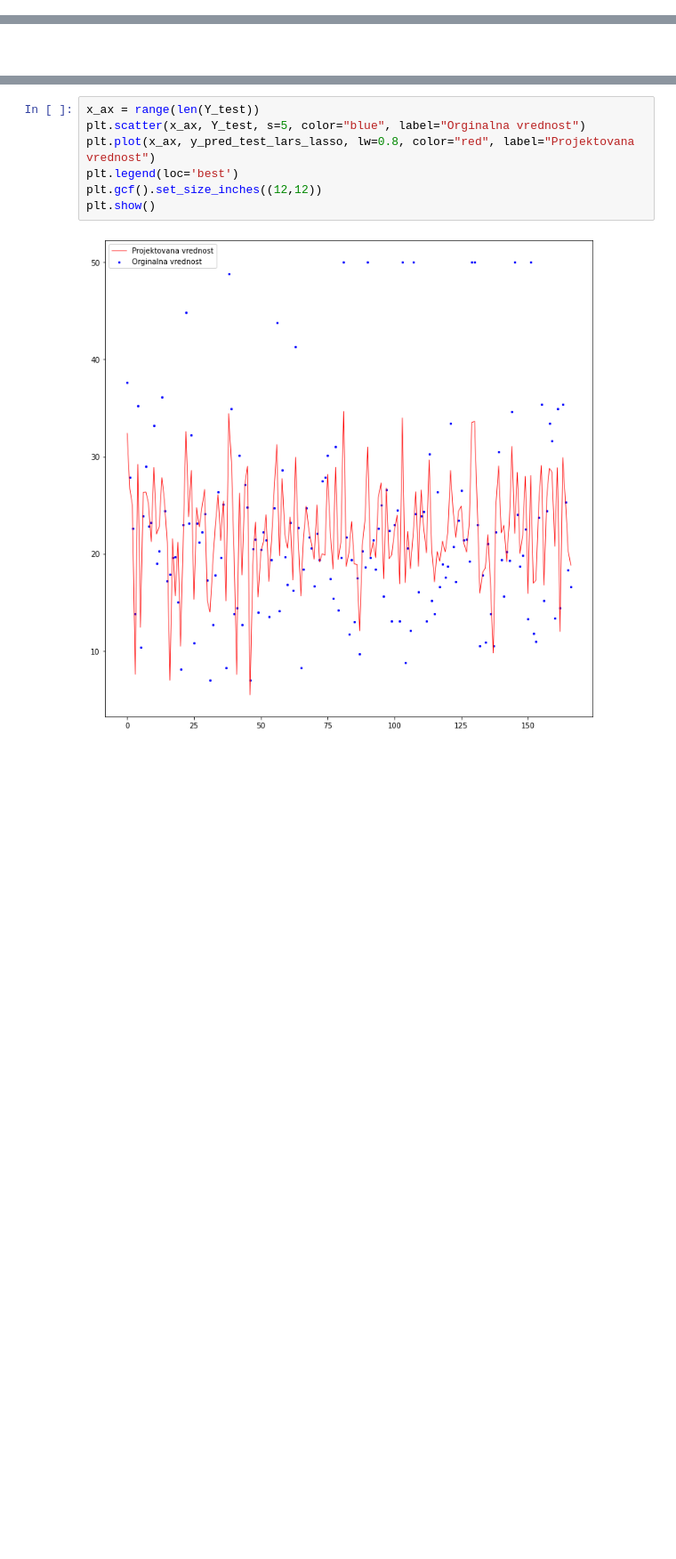
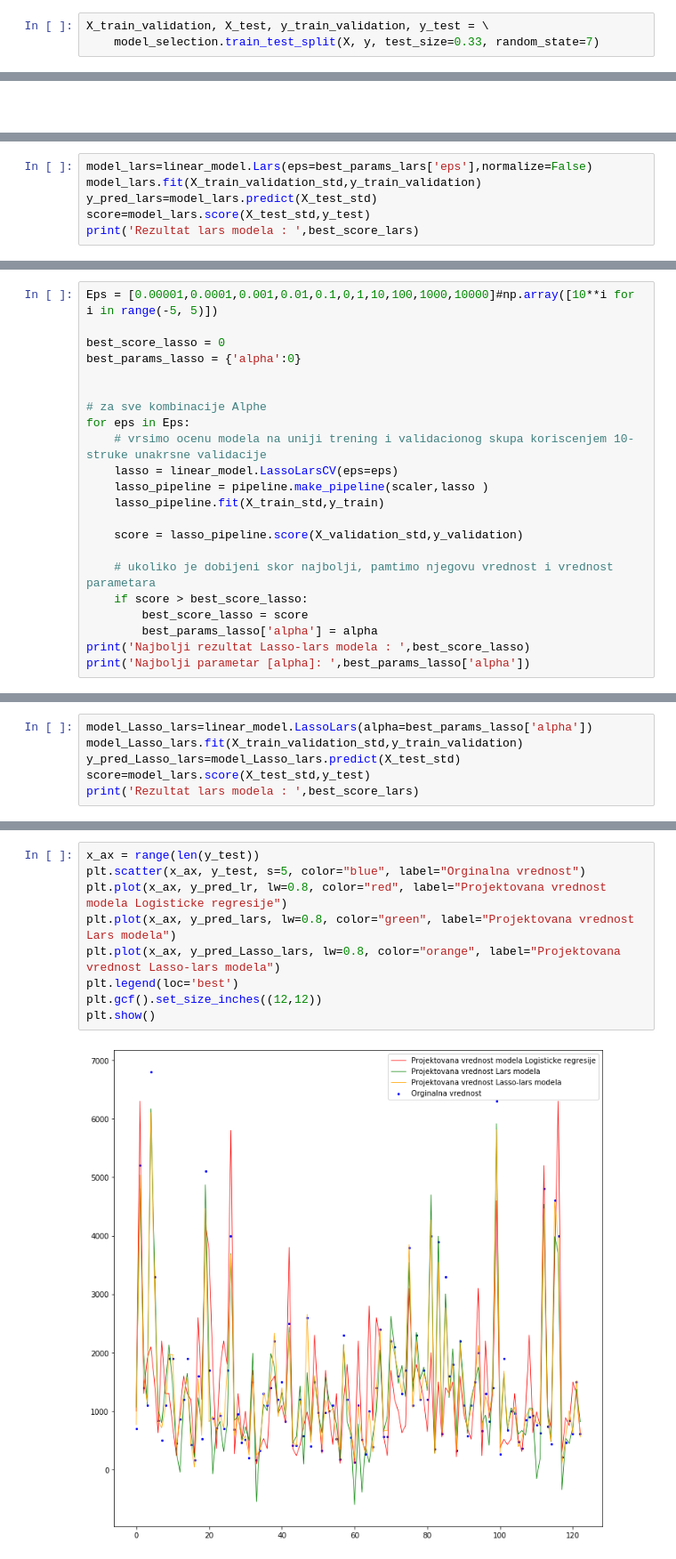
Before and after one commit to kaaiiser/Fitting-linear-regression-methodes-to-high-dimension-data-LARS-., a Jupyter notebook: 02_Model.ipynb, the cells around one changed output, grey strips where cells are left out. Shown: that part at 89% size. Cells and saved outputs as stored; diff of their text form; blank space fills up the shorter version.

```diff
--- a/02_Model.ipynb
+++ b/02_Model.ipynb
@@ -191,0 +67,3 @@ _ = plt.ylabel("Ukupno")
+# %%
+X_train_validation, X_test, y_train_validation, y_test = \
+    model_selection.train_test_split(X, y, test_size=0.33, random_state=7)
@@ -193,0 +135,6 @@ _ = plt.ylabel("Ukupno")
+# %%
+model_lars=linear_model.Lars(eps=best_params_lars['eps'],normalize=False)
+model_lars.fit(X_train_validation_std,y_train_validation)
+y_pred_lars=model_lars.predict(X_test_std)
+score=model_lars.score(X_test_std,y_test)
+print('Rezultat lars modela : ',best_score_lars)
@@ -193,0 +164,22 @@ _ = plt.ylabel("Ukupno")
+# %%
+Eps = [0.00001,0.0001,0.001,0.01,0.1,0,1,10,100,1000,10000]#np.array([10**i for i in range(-5, 5)])
+
+best_score_lasso = 0
+best_params_lasso = {'alpha':0}
+
+
+# za sve kombinacije Alphe
+for eps in Eps:
+    # vrsimo ocenu modela na uniji trening i validacionog skupa koriscenjem 10-struke unakrsne validacije
+    lasso = linear_model.LassoLarsCV(eps=eps)
+    lasso_pipeline = pipeline.make_pipeline(scaler,lasso )
+    lasso_pipeline.fit(X_train_std,y_train)
+
+    score = lasso_pipeline.score(X_validation_std,y_validation)
+
+    # ukoliko je dobijeni skor najbolji, pamtimo njegovu vrednost i vrednost parametara
+    if score > best_score_lasso:
+        best_score_lasso = score
+        best_params_lasso['alpha'] = alpha
+print('Najbolji rezultat Lasso-lars modela : ',best_score_lasso)
+print('Najbolji parametar [alpha]: ',best_params_lasso['alpha'])
@@ -193,0 +189,6 @@ _ = plt.ylabel("Ukupno")
+# %%
+model_Lasso_lars=linear_model.LassoLars(alpha=best_params_lasso['alpha'])
+model_Lasso_lars.fit(X_train_validation_std,y_train_validation)
+y_pred_Lasso_lars=model_Lasso_lars.predict(X_test_std)
+score=model_lars.score(X_test_std,y_test)
+print('Rezultat lars modela : ',best_score_lars)
@@ -194,9 +209,11 @@ _ = plt.ylabel("Ukupno")
 # %%
-x_ax = range(len(Y_test))
-plt.scatter(x_ax, Y_test, s=5, color="blue", label="Orginalna vrednost")
-plt.plot(x_ax, y_pred_test_lars_lasso, lw=0.8, color="red", label="Projektovana vrednost")
+x_ax = range(len(y_test))
+plt.scatter(x_ax, y_test, s=5, color="blue", label="Orginalna vrednost")
+plt.plot(x_ax, y_pred_lr, lw=0.8, color="red", label="Projektovana vrednost modela Logisticke regresije")
+plt.plot(x_ax, y_pred_lars, lw=0.8, color="green", label="Projektovana vrednost Lars modela")
+plt.plot(x_ax, y_pred_Lasso_lars, lw=0.8, color="orange", label="Projektovana vrednost Lasso-lars modela")
 plt.legend(loc='best')
 plt.gcf().set_size_inches((12,12))
 plt.show()
 # %% [output]
-[figure, old version]
+[figure, new version]
```
Also changed, not shown: parts of 67 cells of this notebook.
